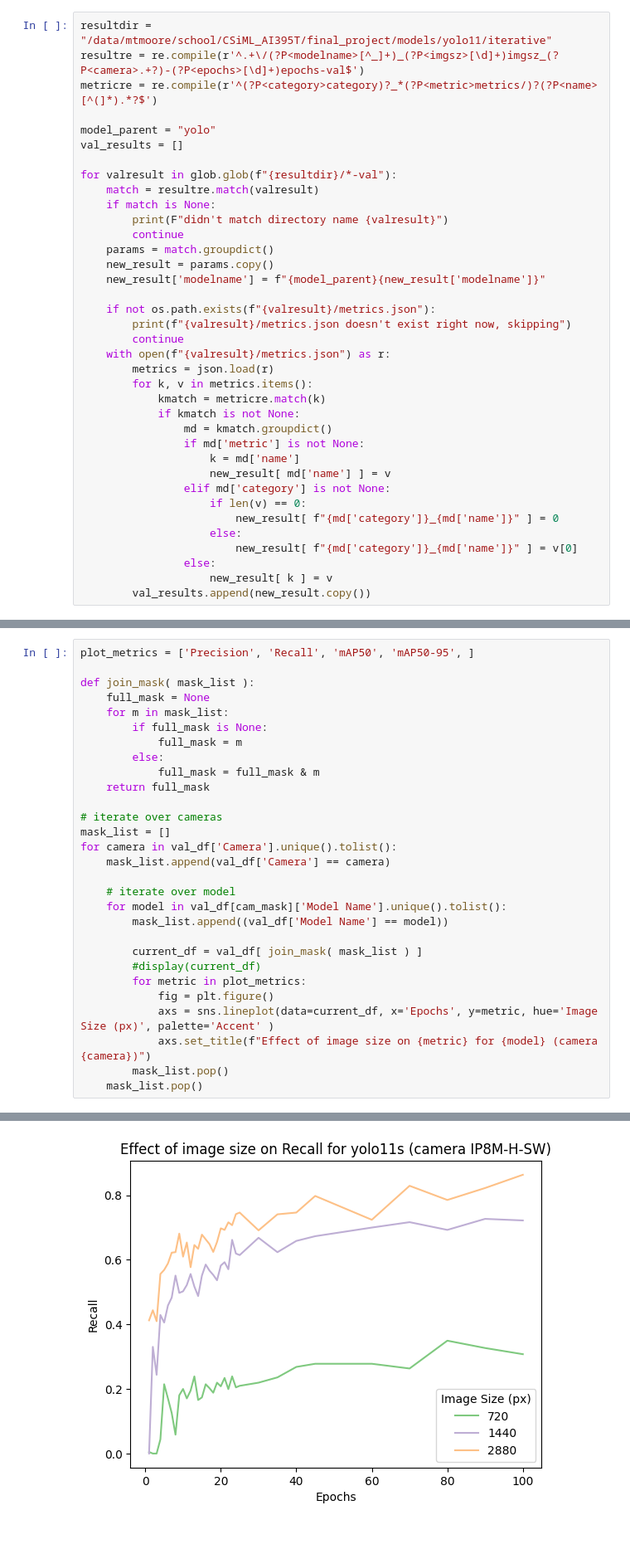
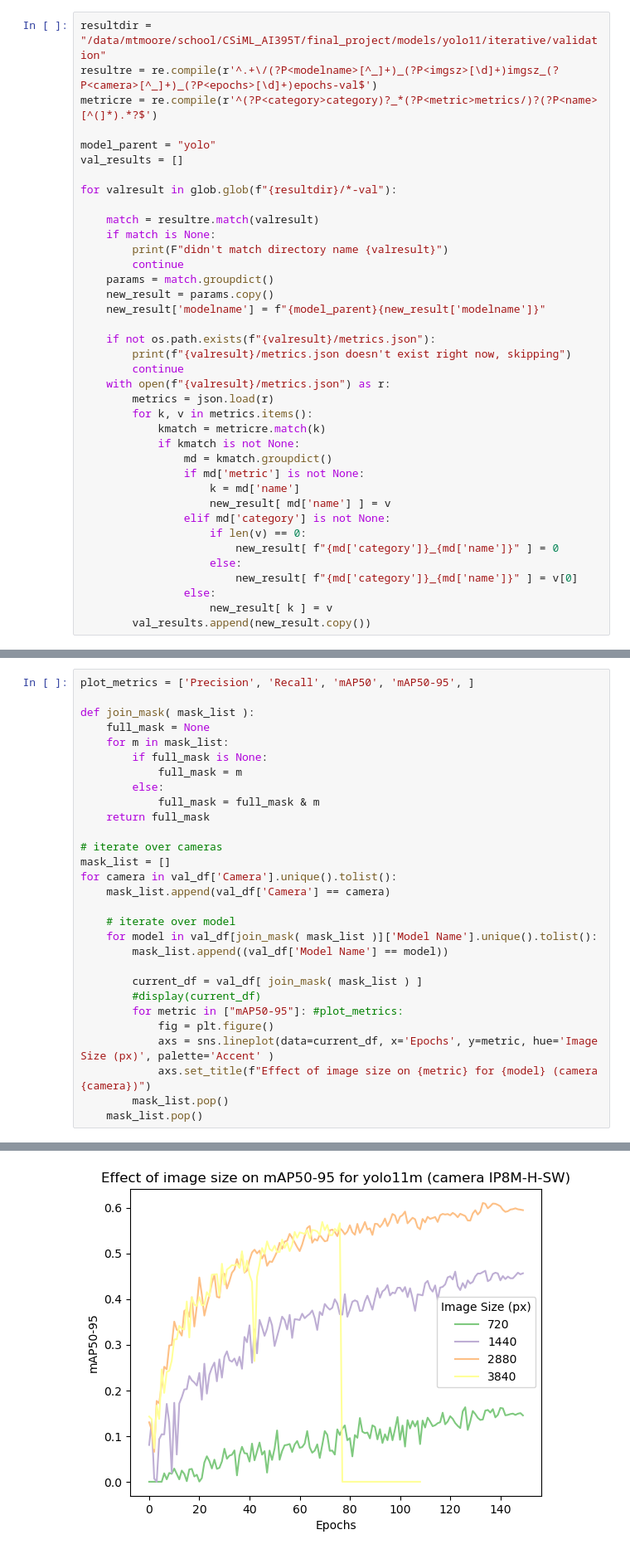
Before and after one commit to mtmoore-ai/deer-detector, a Jupyter notebook: yolov11_validation_results.ipynb, the cells around one changed output, grey strips where cells are left out. Shown: that part at 83% size. Saved outputs shown, nothing was run; the diff lists cells and outputs as text.

```diff
--- a/yolov11_validation_results.ipynb
+++ b/yolov11_validation_results.ipynb
@@ -7,14 +7,15 @@ import os
 import re
 import seaborn as sns
 # %%
-resultdir = "/data/mtmoore/school/CSiML_AI395T/final_project/models/yolo11/iterative"
-resultre = re.compile(r'^.+\/(?P<modelname>[^_]+)_(?P<imgsz>[\d]+)imgsz_(?P<camera>.+?)-(?P<epochs>[\d]+)epochs-val$')
+resultdir = "/data/mtmoore/school/CSiML_AI395T/final_project/models/yolo11/iterative/validation"
+resultre = re.compile(r'^.+\/(?P<modelname>[^_]+)_(?P<imgsz>[\d]+)imgsz_(?P<camera>[^_]+)_(?P<epochs>[\d]+)epochs-val$')
 metricre = re.compile(r'^(?P<category>category)?_*(?P<metric>metrics/)?(?P<name>[^(]*).*?$')
 
 model_parent = "yolo"
 val_results = []
 
 for valresult in glob.glob(f"{resultdir}/*-val"):
+
     match = resultre.match(valresult)
     if match is None:
         print(F"didn't match directory name {valresult}")
@@ -98,12 +123,12 @@ for camera in val_df['Camera'].unique().tolist():
     mask_list.append(val_df['Camera'] == camera)
 
     # iterate over model
-    for model in val_df[cam_mask]['Model Name'].unique().tolist():
+    for model in val_df[join_mask( mask_list )]['Model Name'].unique().tolist():
         mask_list.append((val_df['Model Name'] == model))
 
         current_df = val_df[ join_mask( mask_list ) ]
         #display(current_df)
-        for metric in plot_metrics:
+        for metric in ["mAP50-95"]: #plot_metrics:
             fig = plt.figure()
             axs = sns.lineplot(data=current_df, x='Epochs', y=metric, hue='Image Size (px)', palette='Accent' )
             axs.set_title(f"Effect of image size on {metric} for {model} (camera {camera})")
@@ -114 +139 @@ for camera in val_df['Camera'].unique().tolist():
-[figure, old version]
+[figure, new version]
```
Also changed, not shown: parts of 3 cells of this notebook, 6 other files.
